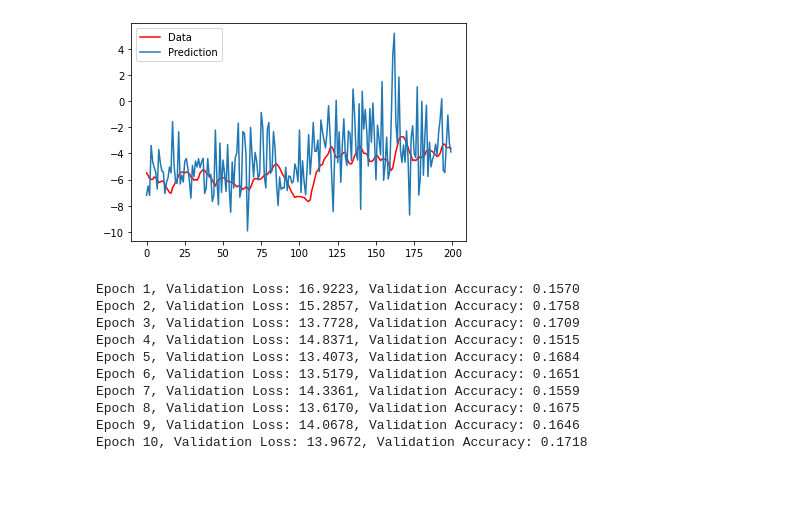
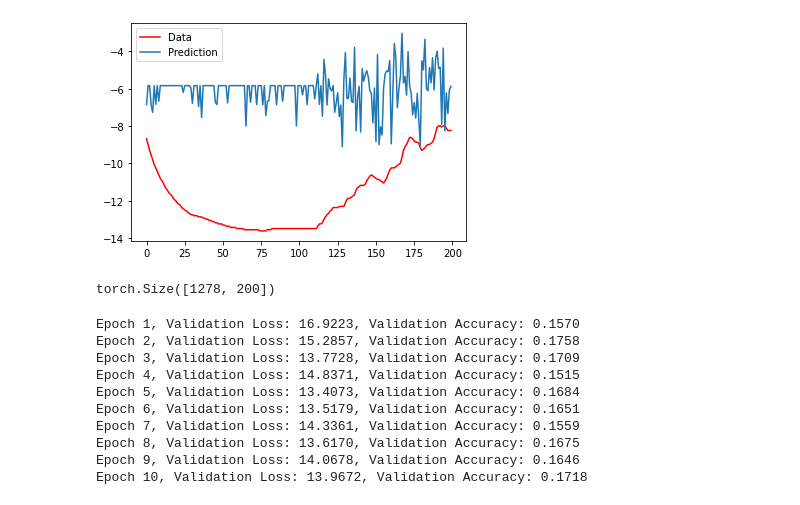
Before and after one commit to AmeanAsad/dendritic-tree-model, a Jupyter notebook: model/WeightedSum.ipynb, the cells around one changed output. Saved outputs shown, nothing was run; the diff lists cells and outputs as text; code cells hidden in the pictures.

```diff
--- a/model/WeightedSum.ipynb
+++ b/model/WeightedSum.ipynb
@@ -20,7 +19,7 @@ torch.manual_seed(43)  # for reproducibility
 
 
 train_data, test_data = getDatasetForFCN(10)
-test_data = train_data
+# test_data = train_data
 print(train_data.__len__())
 print(test_data.__len__())
 # %% [output]
@@ -223,25 +212,32 @@ Epoch 10, Validation Loss: 13.8546, Validation Accuracy: 0.1256
 # %%
 
 
-limit = 200 # Change this to alter how many data points you want to look at.
+limit = 200# Change this to alter how many data points you want to look at.
 
 counter = 0
 truthVal = []
 pred = []
+inputD = None
 while counter < limit:
     dataInput, out  = test_data[counter]
-
+    if inputD == None:
+        inputD = dataInput
+    else:
+        inputD =  torch.cat( (inputD, dataInput), dim=1)
     truthVal.append(float(out))
     dataInput = torch.transpose(dataInput, 0, 1)
     inputVal = dataInput.float()
     modelres = model(inputVal.to("cuda"))
     pred.append(float(modelres))
     counter+=1
 
 plt.figure()
 plt.plot(truthVal, "-r", label="Data")
 plt.plot(pred, label="Prediction")
 plt.legend()
 plt.show()
+
+print(inputD.shape)
 # %% [output]
-[figure, old version]
+[figure, new version]
+torch.Size([1278, 200])
```
Also changed, not shown: parts of 6 cells of this notebook, 15 other files.
